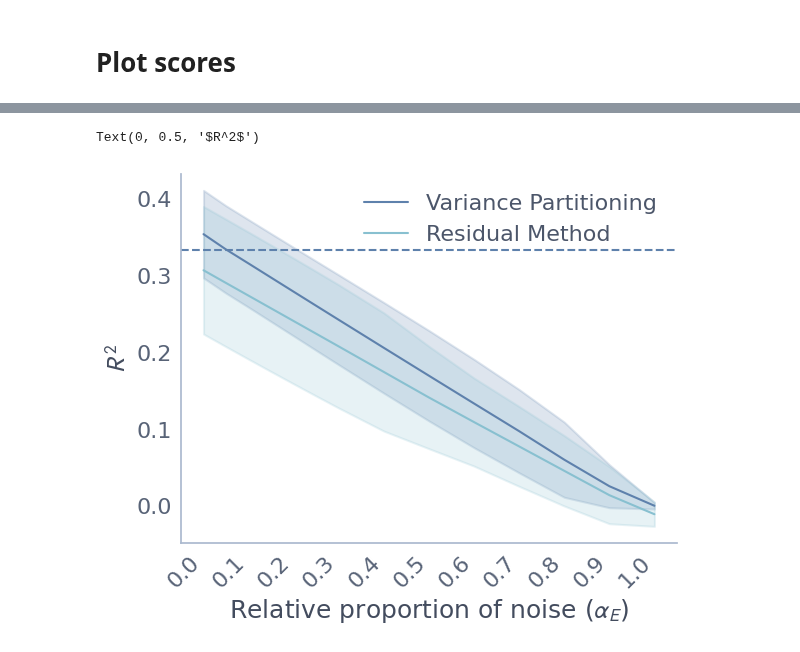
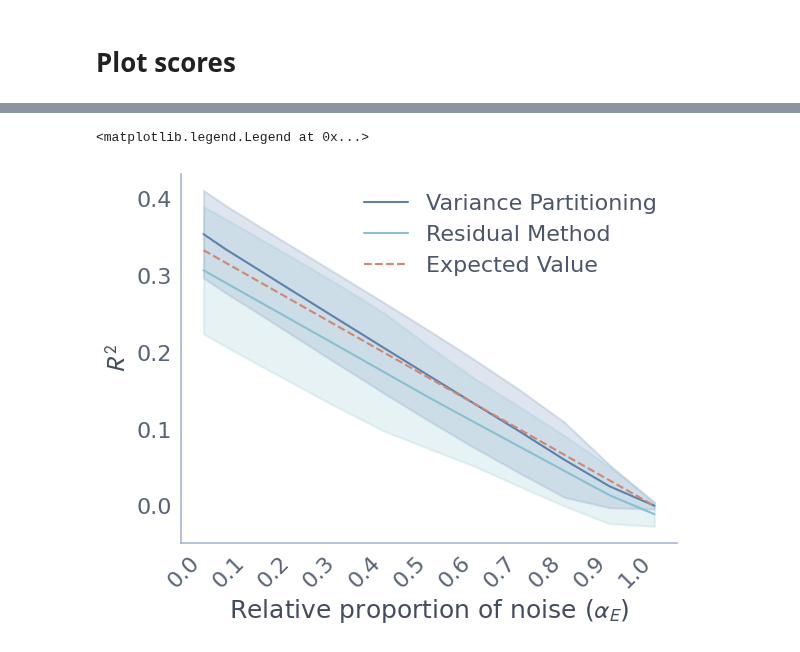
Before and after one commit to leo-schultheiss/compare_variance_residual, a Jupyter notebook: compare_variance_residual/simulation/plot_noise_levels.ipynb, the cells around one changed output, grey strips where cells are left out. Drawn from its saved outputs; the diff is of its cells as text; code cells hidden in the pictures.

Commit message:
update noise plot

```diff
--- a/compare_variance_residual/simulation/plot_noise_levels.ipynb
+++ b/compare_variance_residual/simulation/plot_noise_levels.ipynb
@@ -16,3 +16,5 @@ from compare_variance_residual.variance_partitioning import variance_partitionin
+# %%
+plt.style.use('nord-light-talk')
 # %%
 def get_path(alphas, cv, n_targets):
     path = os.path.join("results", f"targets={n_targets}", f"cv={cv}",
@@ -146,10 +148,12 @@ vp.head()
 # %%
 sns.lineplot(data=vp, x='noise_target', y='vp_x1_unique_score', label='Variance Partitioning', errorbar='sd')
 sns.lineplot(data=rm, x='noise_target', y='rm_x1_unique_score', label='Residual Method', errorbar='sd')
-plt.axhline(scalars[1], linestyle='--', label='true unique variance')
+expected_values = scalars[1] * (1 - noise_levels)
+plt.plot(noise_levels, expected_values, linestyle='--', label='Expected Value')
 plt.xlabel(r"Relative proportion of noise ($\alpha_E$)")
 plt.xticks(noise_levels, labels=[f"{noise:.1f}" for noise in noise_levels] , rotation=45, ha='right')
 plt.ylabel(r"$R^2$")
+plt.legend()
 # %% [output]
-Text(0, 0.5, '$R^2$')
+<matplotlib.legend.Legend at 0x...>
-[figure, old version]
+[figure, new version]
```
Also changed, not shown: parts of 2 cells of this notebook.
